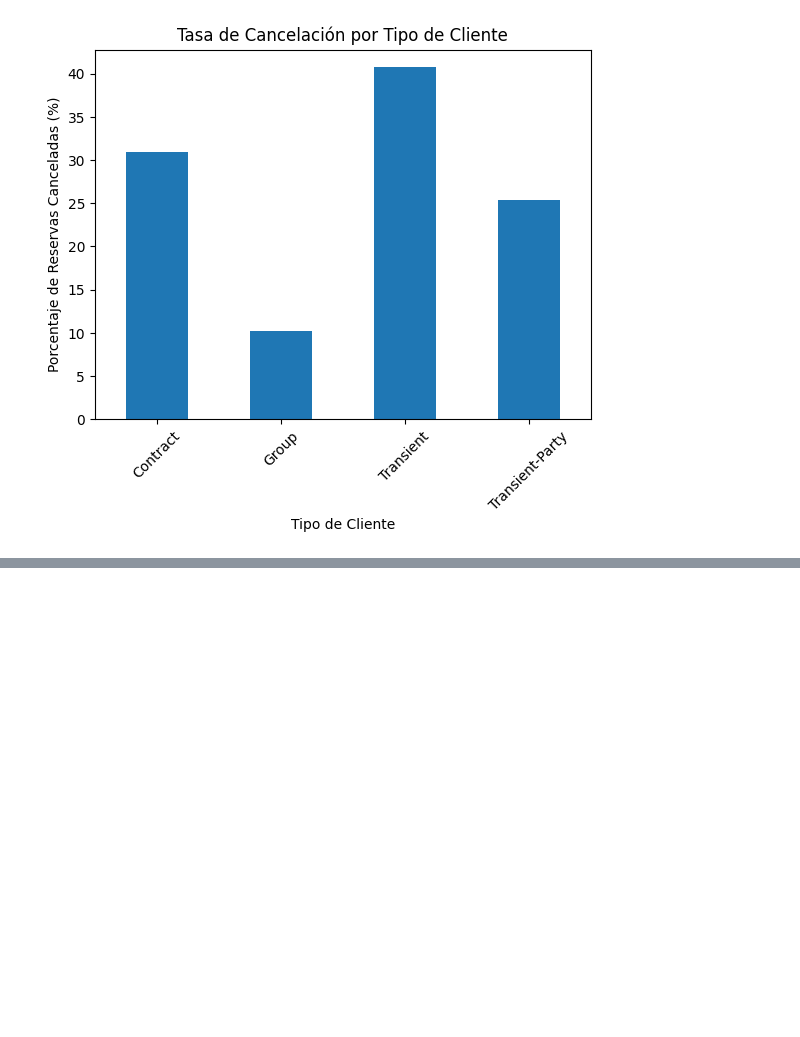
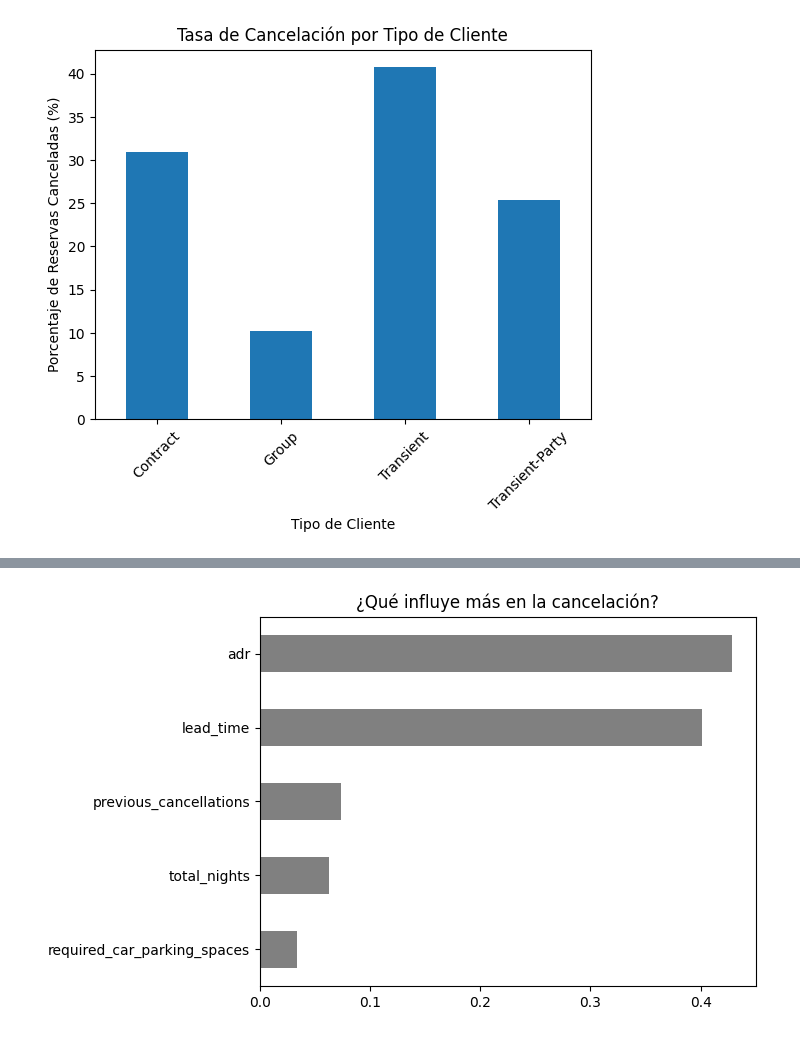
Before and after one commit to prvallejoz/ejercicio3-mcib-b, a Jupyter notebook: hotel_bookings.ipynb, the cells around one changed output, grey strips where cells are left out. Saved outputs shown, nothing was run; the diff lists cells and outputs as text; code cells hidden in the pictures; blank space fills up the shorter version.

```diff
--- a/hotel_bookings.ipynb
+++ b/hotel_bookings.ipynb
@@ -236,0 +295,21 @@ plt.show()
+# %%
+from sklearn.ensemble import RandomForestClassifier
+from sklearn.model_selection import train_test_split
+from sklearn.metrics import classification_report, accuracy_score
+
+features = ['adr', 'lead_time', 'total_nights', 'previous_cancellations', 'required_car_parking_spaces']
+X = data_cleaned[features]
+y = data_cleaned['is_canceled']
+
+X_train, X_test, y_train, y_test = train_test_split(X, y, test_size=0.3, random_state=42)
+
+rf_model = RandomForestClassifier(n_estimators=100, random_state=42)
+
+
+rf_model.fit(X_train, y_train)
+
+y_pred = rf_model.predict(X_test)
+
+print(f"Precisión del modelo (Accuracy): {accuracy_score(y_test, y_pred):.2%}")
+print("\n--- Reporte de Clasificación ---")
+print(classification_report(y_test, y_pred))
@@ -236,0 +328,8 @@ plt.show()
+# %%
+
+importances = pd.Series(rf_model.feature_importances_, index=features)
+importances.sort_values().plot(kind='barh', color='gray')
+plt.title('¿Qué influye más en la cancelación?')
+plt.show()
+# %% [output]
+[figure, added]
```
Also changed, not shown: parts of 9 cells of this notebook.
